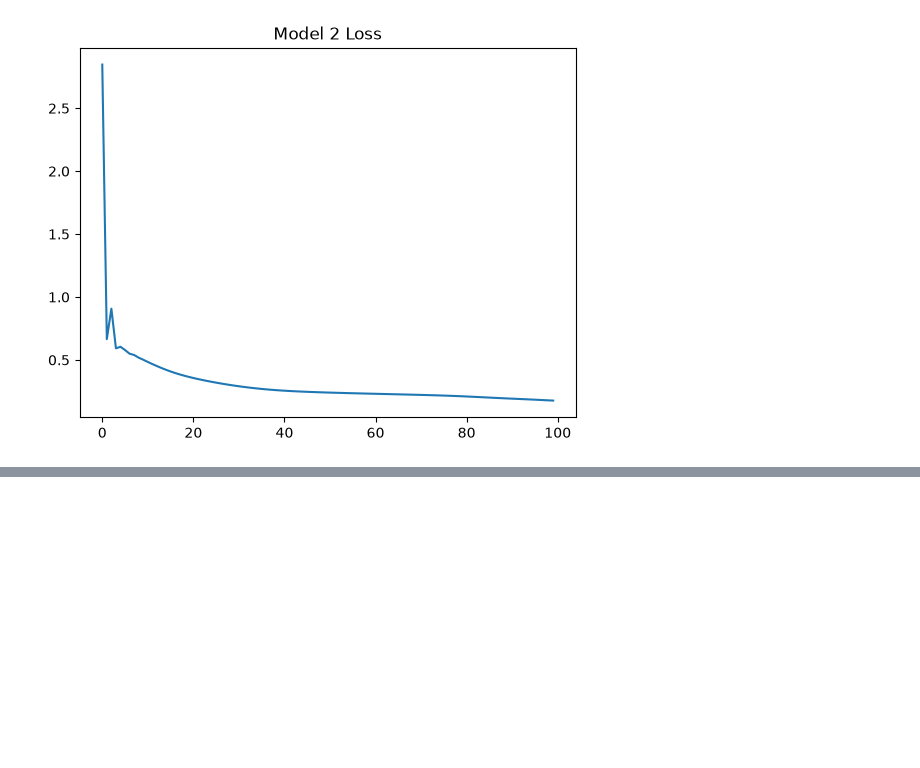
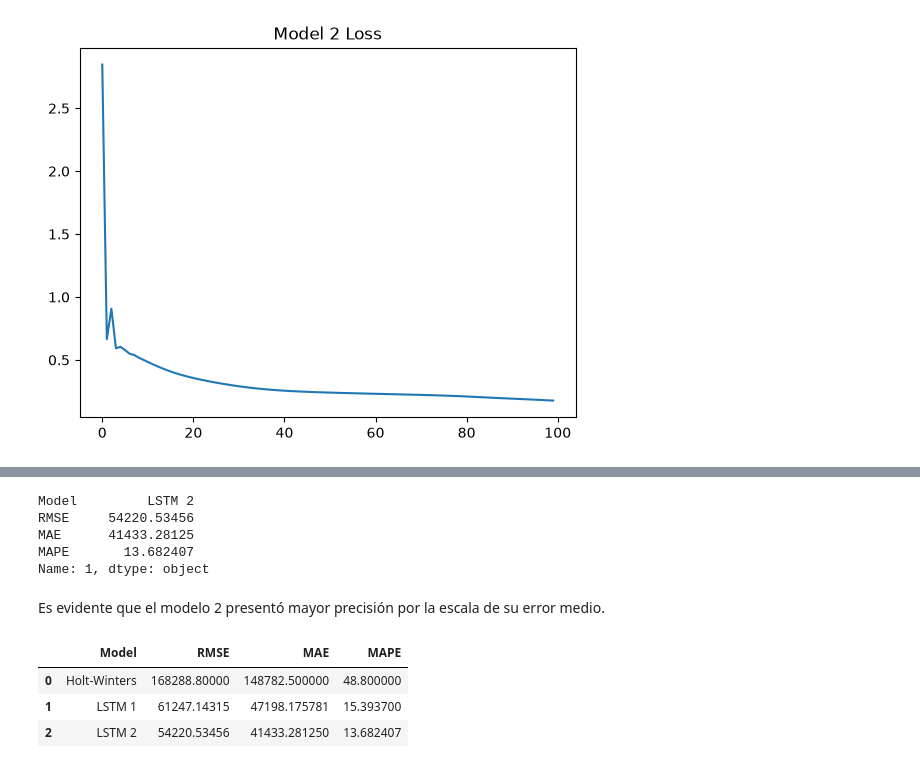
Before and after one commit to donadito/Laboratorio-2-SERIES-DE-TIEMPO, a Jupyter notebook: Laboratorio2.ipynb, the cells around one changed output, grey strips where cells are left out. Saved outputs shown, nothing was run; the diff lists cells and outputs as text; code cells hidden in the pictures; blank space fills up the shorter version.

```diff
--- a/Laboratorio2.ipynb
+++ b/Laboratorio2.ipynb
@@ -174,0 +255,49 @@ plt.show()
+# %%
+best = results.loc[results["RMSE"].idxmin()]
+
+print(best)
+# %% [output]
+Model         LSTM 2
+RMSE     54220.53456
+MAE      41433.28125
+MAPE       13.682407
+Name: 1, dtype: object
+# %% [markdown]
+Es evidente que el modelo 2 presentó mayor precisión por la escala de su error medio.
+# %%
+comparison = pd.DataFrame({
+
+    "Model":[
+        "Holt-Winters",
+        "LSTM 1",
+        "LSTM 2"
+    ],
+
+    "RMSE":[
+        168288.8,
+        rmse1,
+        rmse2
+    ],
+
+    "MAE":[
+        148782.5,
+        mae1,
+        mae2
+    ],
+
+    "MAPE":[
+        48.8,
+        mape1,
+        mape2
+    ]
+
+
+
+})
+
+comparison
+# %% [output]
+|  | Model | RMSE | MAE | MAPE |
+| 0 | Holt-Winters | 168288.80000 | 148782.500000 | 48.800000 |
+| 1 | LSTM 1 | 61247.14315 | 47198.175781 | 15.393700 |
+| 2 | LSTM 2 | 54220.53456 | 41433.281250 | 13.682407 |
```
Also changed, not shown: parts of 7 cells of this notebook.
